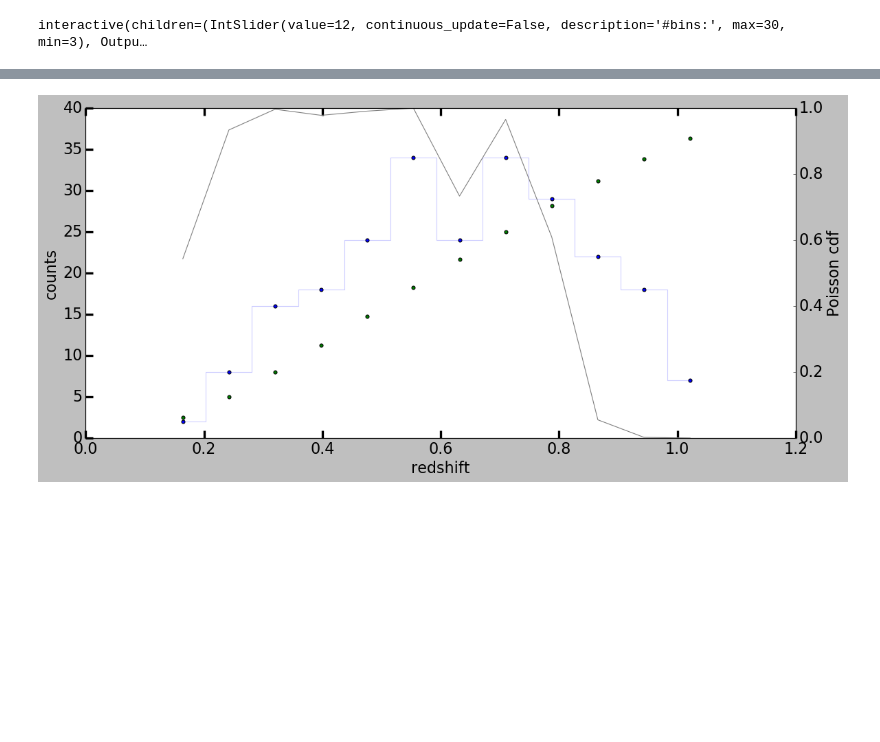
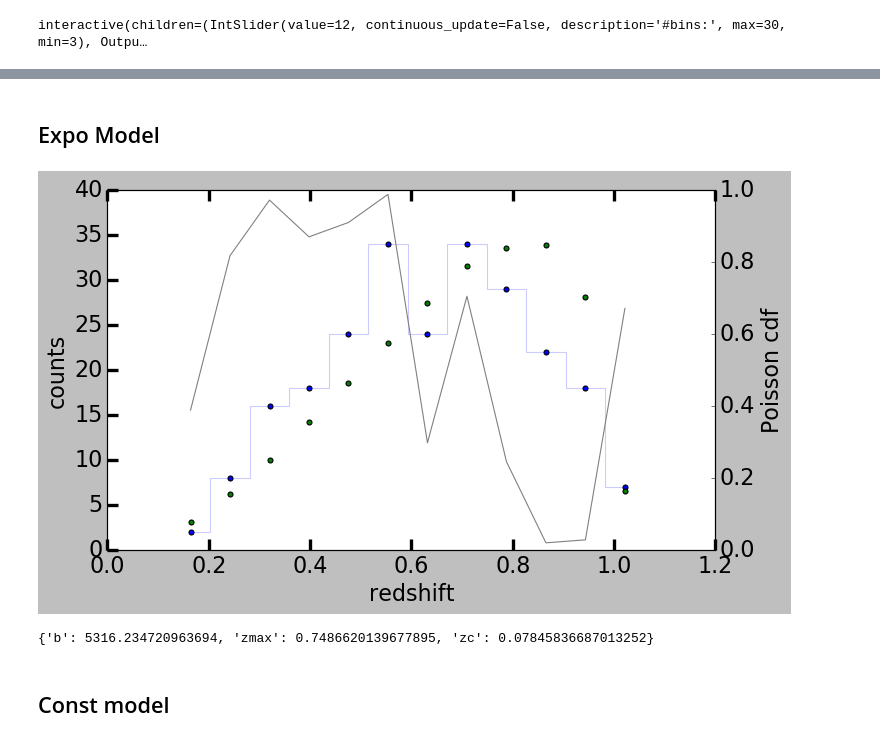
Before and after one commit to Nora-n/variaIa, a Jupyter notebook: notebooks/ModeFits.ipynb, the cells around one changed output, grey strips where cells are left out. Cells and saved outputs as stored; diff of their text form; code cells hidden in the pictures; blank space fills up the shorter version.

```diff
--- a/notebooks/ModeFits.ipynb
+++ b/notebooks/ModeFits.ipynb
@@ -66,16 +72,25 @@ _ = ratefitter.show(add_proba = True)
+# %% [markdown]
+## Expo Model
 # %%
 reload(baserate)
 
-missed = baserate.ExpoRateModel()
+expo = baserate.ExpoRateModel()
 ratefitter = baserate.RateFitter()
 ratefitter.set_data(data, bins)
-ratefitter.set_model(missed)
+ratefitter.set_model(expo)
 #ratefitter.set_fitted_flag(ratefitter._central_redshiftranges < 0.7)
 ratefitter.fit(a_guess = 0.2, b_guess = 1, zmax_guess = 0.7, zc_guess = 1e-1,\
-               b_fixed = True, zmax_fixed = True, zc_fixed = True)
+               #b_fixed = True, zmax_fixed = True, zc_fixed = True\
+              )
 _ = ratefitter.show(add_proba = True)
 # %% [output]
-[figure, old version]
+[figure, new version]
+# %%
+expo.parammissed
+# %% [output]
+{'b': 5316.234720963694, 'zmax': 0.7486620139677895, 'zc': 0.07845836687013252}
+# %% [markdown]
+## Const model
 # %%
 reload(baserate)
 
```
Also changed, not shown: parts of 5 cells of this notebook, 3 other files.
